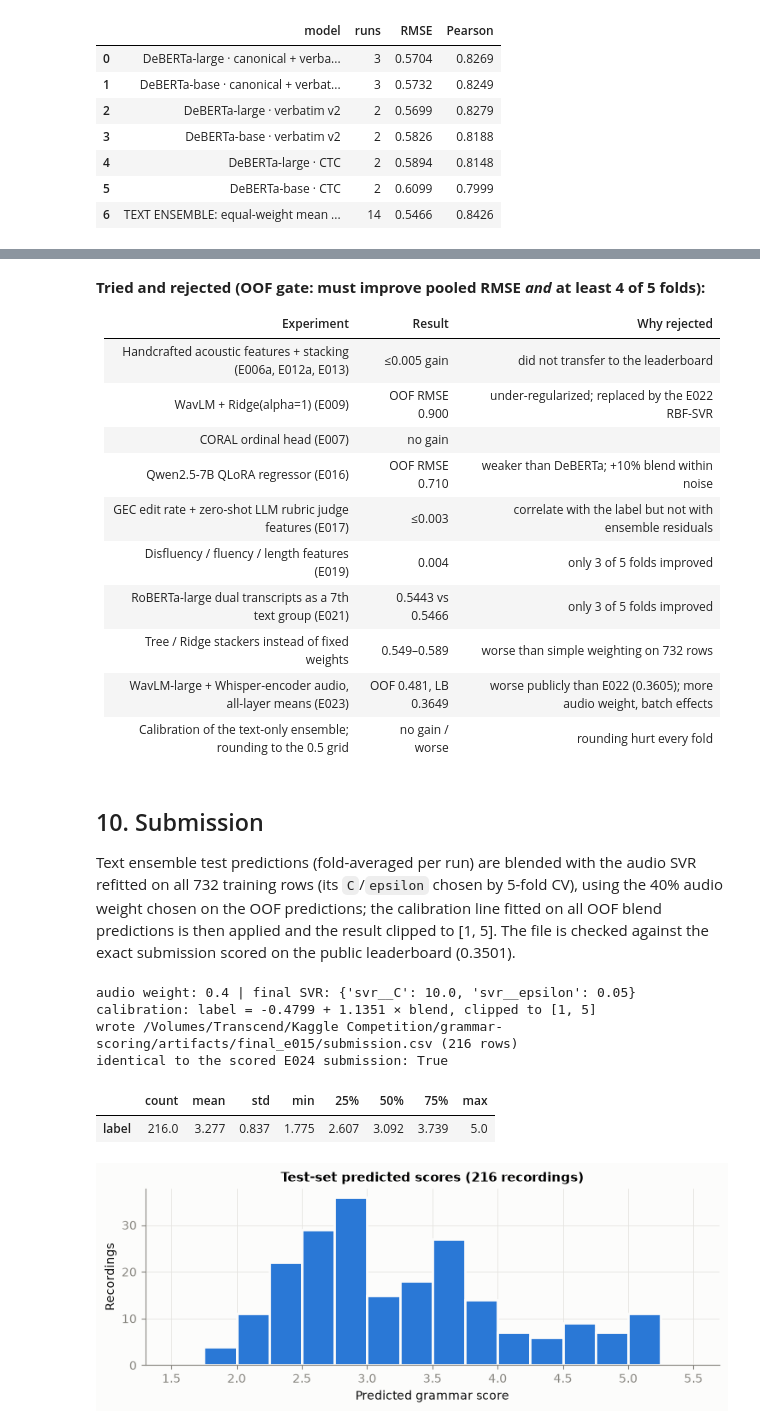
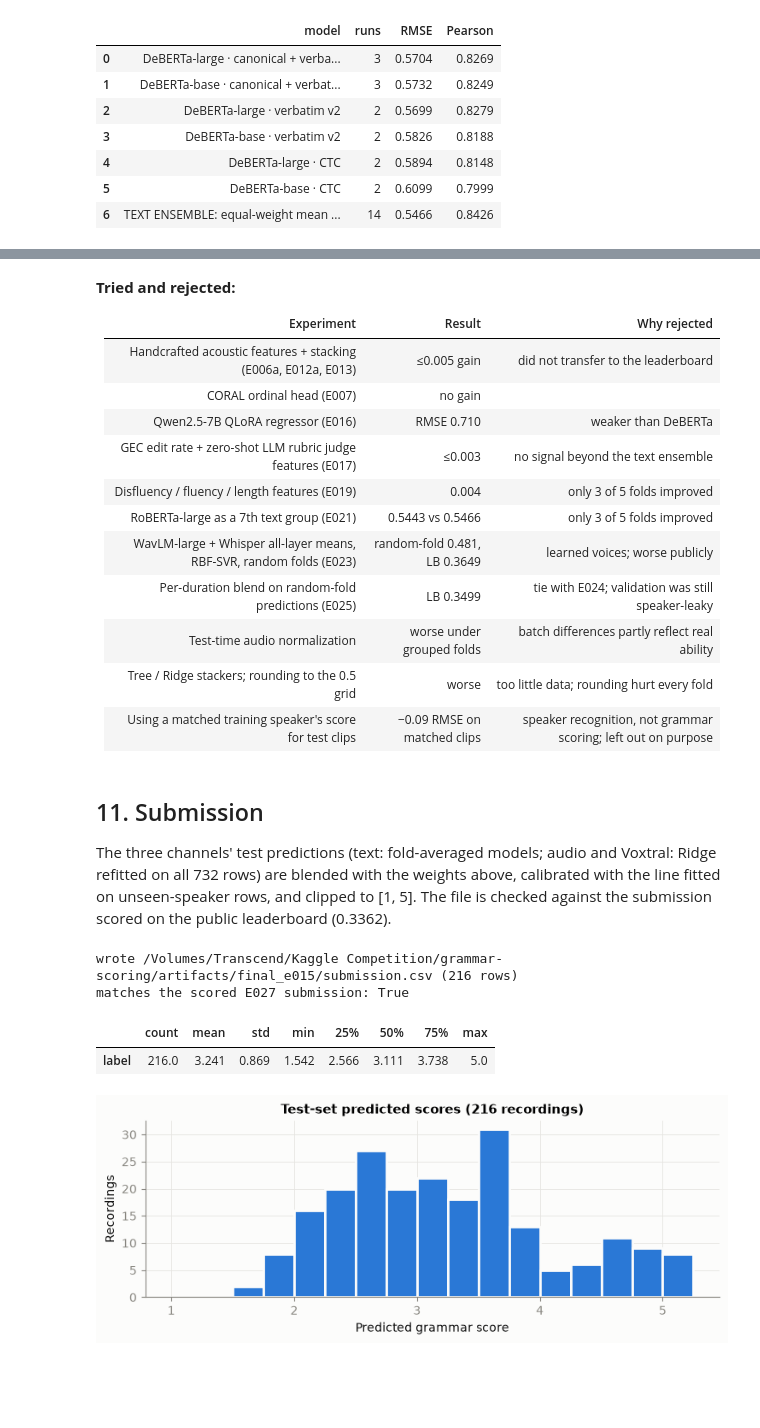
Before and after one commit to lijoraju/grammar-scoring, a Jupyter notebook: notebooks/03_final_submission.ipynb, the cells around one changed output, grey strips where cells are left out. Saved outputs shown, nothing was run; the diff lists cells and outputs as text; code cells hidden in the pictures; blank space fills up the shorter version.

```diff
--- a/notebooks/03_final_submission.ipynb
+++ b/notebooks/03_final_submission.ipynb
@@ -657,66 +688,68 @@ plt.show()
 # %% [markdown]
-**Tried and rejected (OOF gate: must improve pooled RMSE *and* at least 4 of 5 folds):**
+**Tried and rejected:**
 
 | Experiment | Result | Why rejected |
 | --- | --- | --- |
 | Handcrafted acoustic features + stacking (E006a, E012a, E013) | ≤0.005 gain | did not transfer to the leaderboard |
-| WavLM + Ridge(alpha=1) (E009) | OOF RMSE 0.900 | under-regularized; replaced by the E022 RBF-SVR |
 | CORAL ordinal head (E007) | no gain | |
-| Qwen2.5-7B QLoRA regressor (E016) | OOF RMSE 0.710 | weaker than DeBERTa; +10% blend within noise |
-| GEC edit rate + zero-shot LLM rubric judge features (E017) | ≤0.003 | correlate with the label but not with ensemble residuals |
+| Qwen2.5-7B QLoRA regressor (E016) | RMSE 0.710 | weaker than DeBERTa |
+| GEC edit rate + zero-shot LLM rubric judge features (E017) | ≤0.003 | no signal beyond the text ensemble |
 | Disfluency / fluency / length features (E019) | 0.004 | only 3 of 5 folds improved |
-| RoBERTa-large dual transcripts as a 7th text group (E021) | 0.5443 vs 0.5466 | only 3 of 5 folds improved |
-| Tree / Ridge stackers instead of fixed weights | 0.549–0.589 | worse than simple weighting on 732 rows |
-| WavLM-large + Whisper-encoder audio, all-layer means (E023) | OOF 0.481, LB 0.3649 | worse publicly than E022 (0.3605); more audio weight, batch effects |
-| Calibration of the text-only ensemble; rounding to the 0.5 grid | no gain / worse | rounding hurt every fold |
+| RoBERTa-large as a 7th text group (E021) | 0.5443 vs 0.5466 | only 3 of 5 folds improved |
+| WavLM-large + Whisper all-layer means, RBF-SVR, random folds (E023) | random-fold 0.481, LB 0.3649 | learned voices; worse publicly |
+| Per-duration blend on random-fold predictions (E025) | LB 0.3499 | tie with E024; validation was still speaker-leaky |
+| Test-time audio normalization | worse under grouped folds | batch differences partly reflect real ability |
+| Tree / Ridge stackers; rounding to the 0.5 grid | worse | too little data; rounding hurt every fold |
+| Using a matched training speaker's score for test clips | −0.09 RMSE on matched clips | speaker recognition, not grammar scoring; left out on purpose |
 # %% [markdown]
-## 10. Submission
+## 11. Submission
 
-Text ensemble test predictions (fold-averaged per run) are blended with the audio SVR refitted
-on all 732 training rows (its `C`/`epsilon` chosen by 5-fold CV), using the 40% audio weight
-chosen on the OOF predictions; the calibration line fitted on all OOF blend predictions is
-then applied and the result clipped to [1, 5]. The file is checked against the exact
-submission scored on the public leaderboard (0.3501).
+The three channels' test predictions (text: fold-averaged models; audio and Voxtral: Ridge
+refitted on all 732 rows) are blended with the weights above, calibrated with the line fitted
+on unseen-speaker rows, and clipped to [1, 5]. The file is checked against the submission
+scored on the public leaderboard (0.3362).
 # %%
-audio_weight = best_blend_weight(text_oof, audio_oof, y)
-final_svr = svr_search(5).fit(train_x, y)
-print("audio weight:", audio_weight, "| final SVR:", final_svr.best_params_)
-blend_test = (1 - audio_weight) * text_test + audio_weight * final_svr.predict(test_x)
-final_test, (intercept, slope) = calibrate_test(blend_oof, y, blend_test)
-print(f"calibration: label = {intercept:.4f} + {slope:.4f} × blend, clipped to [1, 5]")
-submission = pd.DataFrame({"filename": test_pred["filename"], "label": final_test})
+submission = pd.DataFrame(
+    {
+        "filename": test_pred["filename"],
+        "label": apply_calibration(test_channels @ blend, line),
+    }
+)
 assert submission["filename"].tolist() == test["filename"].tolist()
 assert len(submission) == 216 and submission["filename"].is_unique
 assert np.isfinite(submission["label"]).all()
 path = OUTPUT_DIR / "submission.csv"
 submission.to_csv(path, index=False)
 print(f"wrote {path} ({len(submission)} rows)")
-scored = FINAL_DIR / "e024" / "submission.csv"
+scored = FINAL_DIR / "e027" / "submission.csv"
 if scored.exists():
     print(
-        "identical to the scored E024 submission:",
+        "matches the scored E027 submission:",
         np.allclose(
-            pd.read_csv(scored)["label"], submission["label"], rtol=0, atol=1e-12
+            pd.read_csv(scored)["label"], submission["label"], rtol=0, atol=1e-6
         ),
     )
 display(submission.describe().round(3).T)
 
 fig, ax = plt.subplots(figsize=(7.5, 3))
-bins = np.arange(1.5, 5.6, 0.25)
-ax.hist(submission["label"], bins=bins, color=BLUE, edgecolor=SURFACE, linewidth=2)
+ax.hist(
+    submission["label"],
+    bins=np.arange(1.0, 5.26, 0.25),
+    color=BLUE,
+    edgecolor=SURFACE,
+    linewidth=2,
+)
 ax.set(
     title="Test-set predicted scores (216 recordings)",
     xlabel="Predicted grammar score",
     ylabel="Recordings",
 )
 plt.tight_layout()
 plt.show()
 # %% [output]
-audio weight: 0.4 | final SVR: {'svr__C': 10.0, 'svr__epsilon': 0.05}
-calibration: label = -0.4799 + 1.1351 × blend, clipped to [1, 5]
 wrote /Volumes/Transcend/Kaggle Competition/grammar-scoring/artifacts/final_e015/submission.csv (216 rows)
-identical to the scored E024 submission: True
+matches the scored E027 submission: True
 |  | count | mean | std | min | 25% | 50% | 75% | max |
-| label | 216.0 | 3.277 | 0.837 | 1.775 | 2.607 | 3.092 | 3.739 | 5.0 |
+| label | 216.0 | 3.241 | 0.869 | 1.542 | 2.566 | 3.111 | 3.738 | 5.0 |
-[figure, old version]
+[figure, new version]
 # %% [markdown]
```
Also changed, not shown: parts of 18 cells of this notebook, 4 other files.
